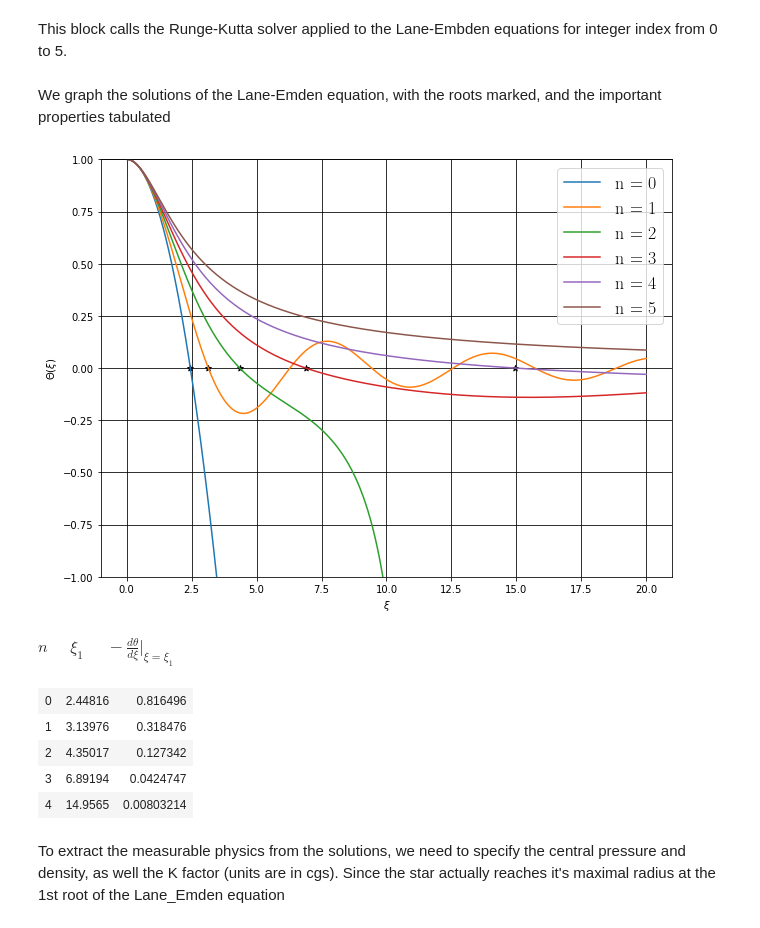
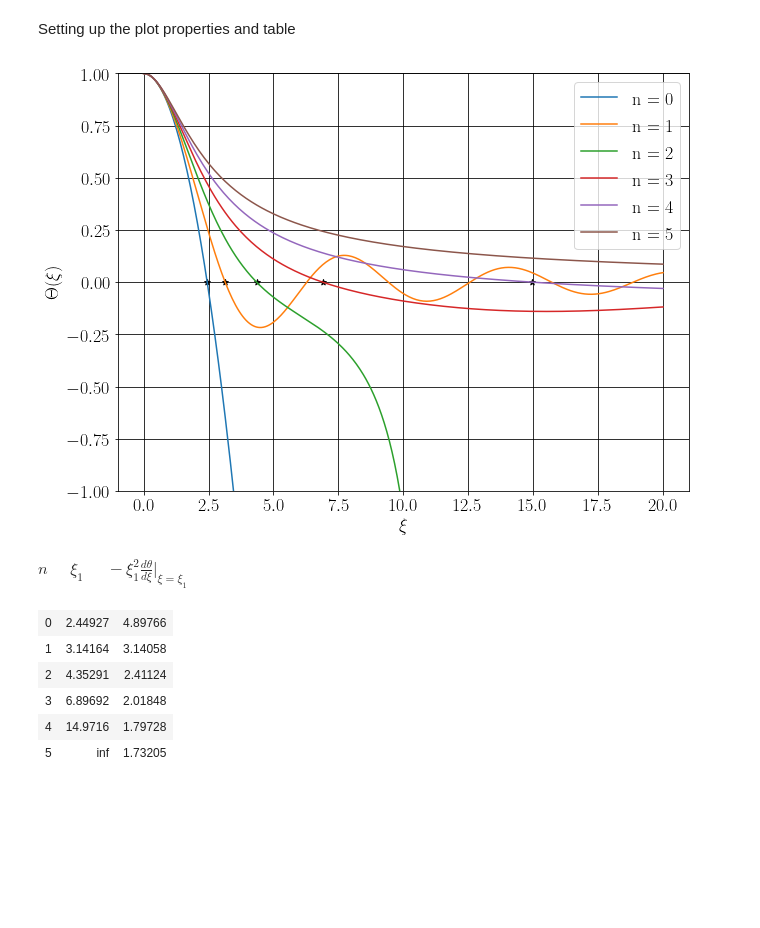
Before and after one commit to jaadt7/Lane_Emden, a Jupyter notebook: Lane-Emden.ipynb, the cells around one changed output. Saved outputs shown, nothing was run; the diff lists cells and outputs as text; code cells hidden in the pictures; blank space fills up the shorter version.

Commit message:
Update Lane-Emden.ipynb
rewrote the notebook to make it more python dependent. Also added notes in the markdowns. Have two slots indicating where proof is supplied. Must clean up notes.

```diff
--- a/Lane-Emden.ipynb
+++ b/Lane-Emden.ipynb
@@ -56,3 +46 @@ def newton_raphson(x,y,dy,x0,j):
     return x0
-# %% [markdown]
-This block calls the Runge-Kutta solver applied to the Lane-Embden equations for integer index from 0 to 5.
@@ -103,31 +47,60 @@ for n in range(0,6):
-# %% [markdown]
-We graph the solutions of the Lane-Emden equation, with the roots marked, and the important properties tabulated
+# %%
+init_con = [1,0] #initial conditions
+theta_n = np.empty((300,6)) #2D array to store the polytropes over 300 points
+xi_1 = np.empty(5)
+table = np.empty((6,3)) # to be tabulated at end of graph
+
+for i in range(0,6): #loops over integer polytropic indices from 0 to 5
+    if i == 2:# this is necessary to cut off for order 2 as the solver diverges to positive infty when as the solution itself diverges to -infty
+        xi = np.linspace(0,10,300)
+    else:
+        xi = np.linspace(0,20,300)
+    theta_n[:,i] = odeint(odes,init_con,xi,(i,))[:,0]
+
+    if i == 5: #since n>=5 admits no roots, the methods for solving and evaluating the derivative will run into an infinite loop
+        break
+
+    d_theta_n = np.gradient(theta_n[:,i],xi)
+    j = 0 #resets the index
+    for j in range(len(xi)):#search for the best guess to plug in the Newton Raphson method, else would diverge
+        if theta_n[j,i] <0:
+            break
+
+    xi_1[i] = newton_raphson(xi,theta_n[:,i],d_theta_n,xi[j-1],j-1) #the root
+    d_theta_xi_1 = np.abs(np.interp(xi_1[i],xi,d_theta_n))#derivative at the root
+    table[i] = [i,xi_1[i],np.power(xi_1[i],2)*d_theta_xi_1]
+table[5] = [5,np.infty,np.sqrt(3)] #derived from analytical solution
+# %% [markdown]
+Setting up the plot properties and table
 # %%
 plt.figure(figsize=(10.24,7.68))
 plt.xlabel(r'$\xi$')
 plt.ylabel(r'$\Theta(\xi)$')
 plt.ylim([-1,1])
 plt.rc('text', usetex=True)
 plt.rc('font', family = 'serif')
 plt.rcParams['font.size']=18
 plt.grid(color = 'black')
-roots_ordinate = np.zeros(np.size(roots))
-for i in range(0,6):
-    plt.plot(dim_less_rad,poly_temp[:,i],label = 'n = '+str(i))
-plt.scatter(roots,roots_ordinate,marker='*',color='black')
+for i in range(6):
+    if i == 2:
+        xi = np.linspace(0,10,300)
+        plt.plot(xi,theta_n[:,i],label='n = '+str(i))
+    else:
+        xi = np.linspace(0,20,300)
+        plt.plot(xi,theta_n[:,i],label='n = '+str(i))
+
+plt.scatter(xi_1,np.zeros(len(xi_1)),marker = '*',color='black')
 
 plt.legend()
 plt.show()
-
-display(Math(r'n  \;\;\;\;\;  \xi_{1}   \;\;\;\;\; -\frac{d\theta}{d\xi}\Bigr|_{\xi=\xi_{1}}'))
+display(Math(r'n  \;\;\;\;\;  \xi_{1}   \;\;\;\;\; -\xi_{1}^{2}\frac{d\theta}{d\xi}\Bigr|_{\xi=\xi_{1}}'))
 display(HTML(tabulate.tabulate(table, tablefmt='html')))
 # %% [output]
-[figure, old version]
+[figure, new version]
-$\displaystyle n  \;\;\;\;\;  \xi_{1}   \;\;\;\;\; -\frac{d\theta}{d\xi}\Bigr|_{\xi=\xi_{1}}$
+$\displaystyle n  \;\;\;\;\;  \xi_{1}   \;\;\;\;\; -\xi_{1}^{2}\frac{d\theta}{d\xi}\Bigr|_{\xi=\xi_{1}}$
-| 0 | 2.44816 | 0.816496 |
-| 1 | 3.13976 | 0.318476 |
-| 2 | 4.35017 | 0.127342 |
-| 3 | 6.89194 | 0.0424747 |
-| 4 | 14.9565 | 0.00803214 |
+| 0 | 2.44927 | 4.89766 |
+| 1 | 3.14164 | 3.14058 |
+| 2 | 4.35291 | 2.41124 |
+| 3 | 6.89692 | 2.01848 |
+| 4 | 14.9716 | 1.79728 |
+| 5 | inf | 1.73205 |
-# %% [markdown]
-To extract the measurable physics from the solutions, we need to specify the central pressure and density, as well the K factor (units are in cgs). Since the star actually reaches it's maximal radius at the 1st root of the Lane_Emden equation
```
Also changed, not shown: parts of 25 cells of this notebook.
